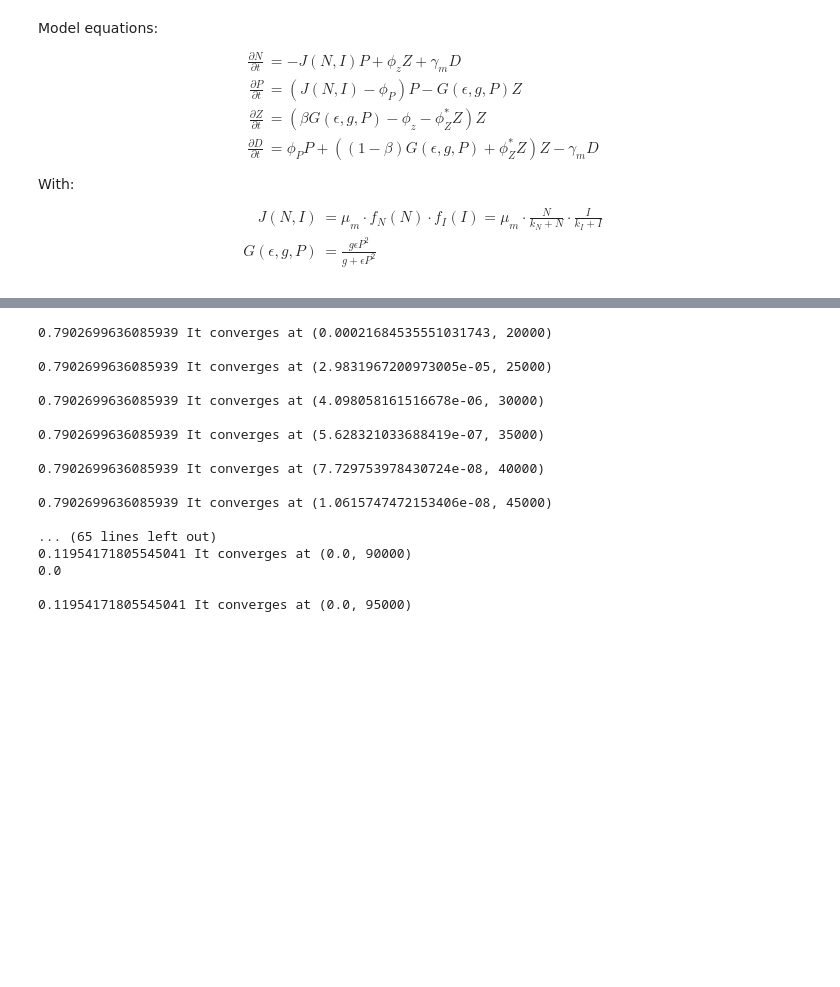
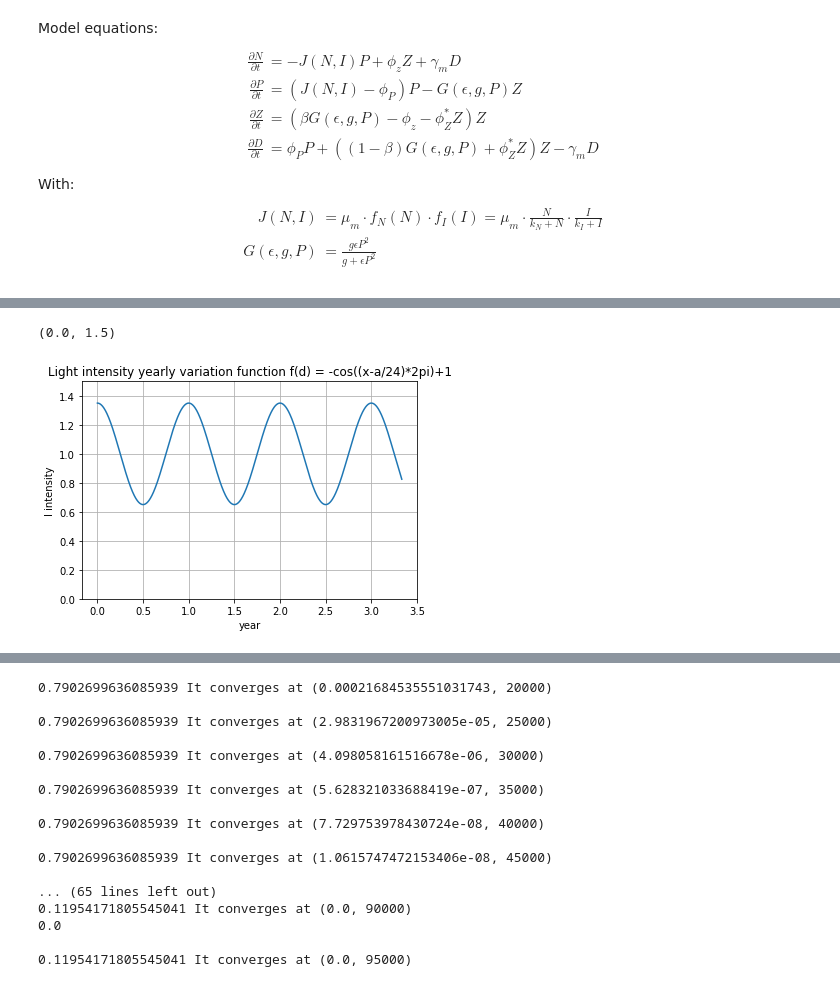
Before and after one commit to jaumecolomhernandez/mmb, a Jupyter notebook: Population models project NZPD-jaume.ipynb, the cells around one changed output, grey strips where cells are left out. Cells and saved outputs as stored; diff of their text form; code cells hidden in the pictures; blank space fills up the shorter version.

```diff
--- a/Population models project NZPD-jaume.ipynb
+++ b/Population models project NZPD-jaume.ipynb
@@ -151,0 +164,14 @@ val = log
+# %%
+# PLOT FUNCION I DIA
+a = 0
+day = np.linspace(0,1200,1000)
+res = 0.35*np.cos(day*2*np.pi/360)+1
+plt.plot(day/360,res)
+plt.grid(True)
+plt.title('Light intensity yearly variation function f(d) = -cos((x-a/24)*2pi)+1')
+plt.xlabel('year')
+plt.ylabel('I intensity')
+plt.ylim(0,1.5)
+# %% [output]
+(0.0, 1.5)
+[figure, added]
```
Also changed, not shown: parts of 19 cells of this notebook.
